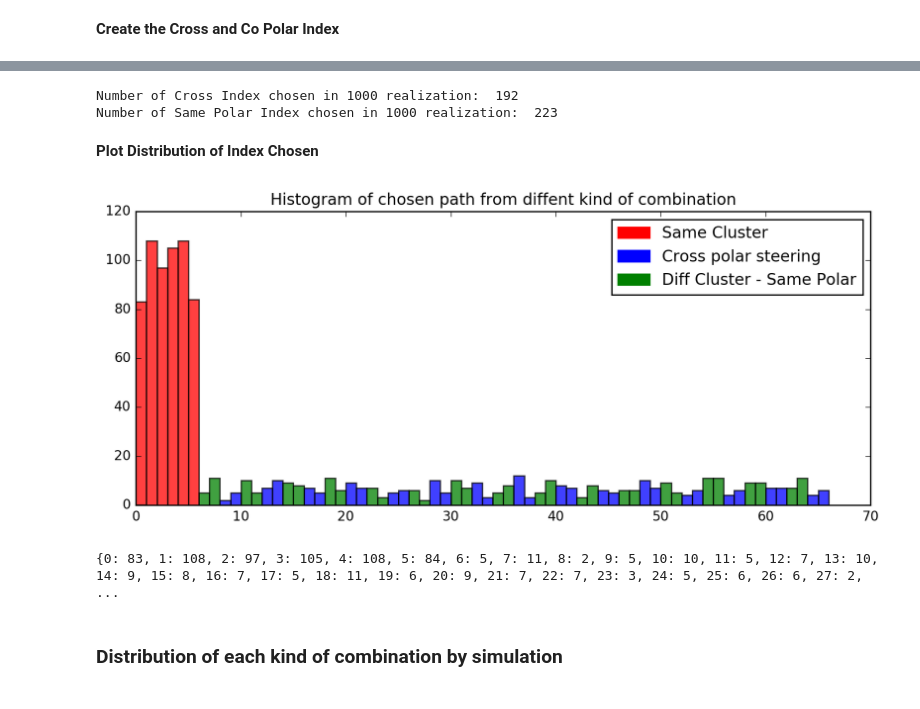
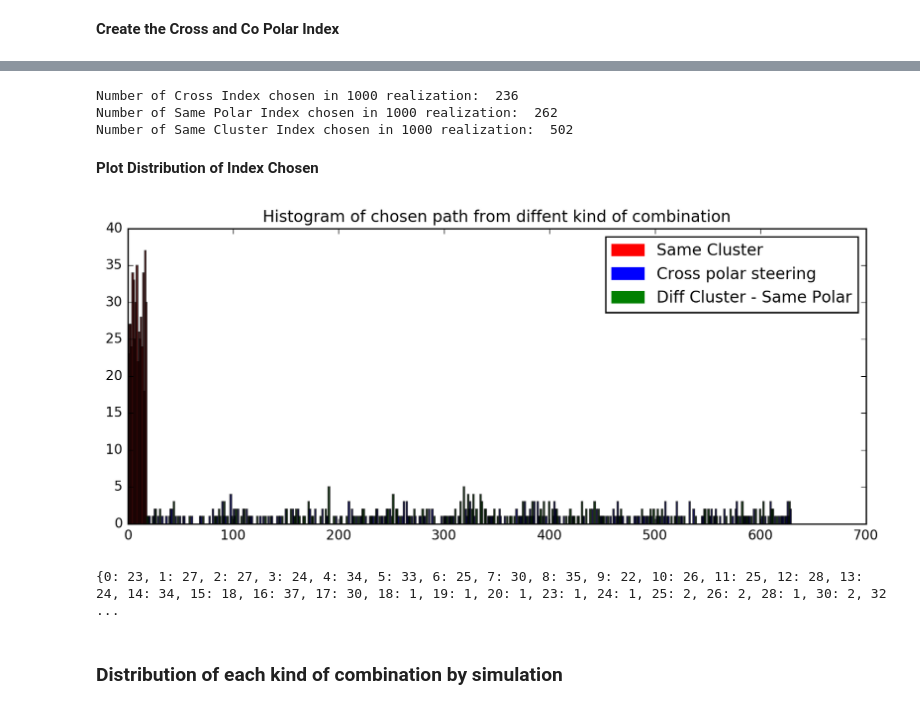
Before and after one commit to dienhoa/hybrid_beamforming_notebook, a Jupyter notebook: Dual Polarized Channel _check distribution para.ipynb, the cells around one changed output, grey strips where cells are left out. Drawn from its saved outputs; the diff is of its cells as text; code cells hidden in the pictures.

```diff
--- a/Dual Polarized Channel _check distribution para.ipynb
+++ b/Dual Polarized Channel _check distribution para.ipynb
@@ -19,7 +19,7 @@ Declare parameters needed for channel realization
 Ns = 1 # number of streams
 
 Nc = 6 # number of cluster
-Nray = 1 # number of rays in each cluster
+Nray = 3 # number of rays in each cluster
 
 Nt = 64 # number of transmit antennas
 Nr = 16 # number of receive antennas
@@ -113,21 +113,22 @@ Numpath = number of total combination
 
 path_combi = arrangement of combination
 # %%
-cluster = np.arange(Nc)
+total_combi = Nc*Nray
+cluster = np.arange(total_combi)
 print(cluster)
 c = list(itertools.combinations(cluster, 2))
-num_path = (2*Nc-1)*Nc
+num_path = (2*total_combi-1)*total_combi
 path_combi = np.zeros((num_path,4),dtype=int)
 
 print(path_combi.shape)
-path_combi[0:Nc,:]=np.arange(Nc).reshape(Nc,1).repeat(4,axis=1)
+path_combi[0:total_combi,:]=np.arange(total_combi).reshape(total_combi,1).repeat(4,axis=1)
 
 count = 0
-for i in range(int(Nc*(Nc-1)/2)):
-    path_combi[Nc+4*i,:] = np.array([c[count][0],c[count][0],c[count][1],c[count][1]])
-    path_combi[Nc+4*i+1,:] = np.array([c[count][1],c[count][1],c[count][0],c[count][0]])
-    path_combi[Nc+4*i+2,:] = np.array([c[count][0],c[count][1],c[count][1],c[count][0]])
-    path_combi[Nc+4*i+3,:] = np.array([c[count][1],c[count][0],c[count][0],c[count][1]])
+for i in range(int(total_combi*(total_combi-1)/2)):
+    path_combi[total_combi+4*i,:] = np.array([c[count][0],c[count][0],c[count][1],c[count][1]])
+    path_combi[total_combi+4*i+1,:] = np.array([c[count][1],c[count][1],c[count][0],c[count][0]])
+    path_combi[total_combi+4*i+2,:] = np.array([c[count][0],c[count][1],c[count][1],c[count][0]])
+    path_combi[total_combi+4*i+3,:] = np.array([c[count][1],c[count][0],c[count][0],c[count][1]])
     count = count+1
 # print(path_combi[0:10,:])
 path_gain = np.zeros((num_path,realization)) # 2 to save the position and maximum value
@@ -156,14 +165,14 @@ __Create the Cross and Co Polar Index__
 # %%
 cross_index =  []
 samepolar_index = []
-count = Nc-1
+count = total_combi-1
 while (count<num_path-4):
     cross_index.extend([count+3,count+4])
     samepolar_index.extend([count+1,count+2])
     count = count + 4
 cross_index = np.array(cross_index)
 samepolar_index = np.array(samepolar_index)
-sameclus_index = np.arange(0,Nc)
+sameclus_index = np.arange(0,total_combi)
 print(cross_index)
 print(samepolar_index)
 print(sameclus_index)
@@ -178,39 +199,41 @@ cross_index_in = np.isin(index, cross_index)
 print('Number of Cross Index chosen in 1000 realization: ',sum(cross_index_in))
 samepolar_index_in = np.isin(index, samepolar_index)
 print('Number of Same Polar Index chosen in 1000 realization: ',sum(samepolar_index_in))
+print('Number of Same Cluster Index chosen in 1000 realization: ',1000 - sum(samepolar_index_in) - sum(cross_index_in))
 # %% [output]
-Number of Cross Index chosen in 1000 realization:  192
-Number of Same Polar Index chosen in 1000 realization:  223
+Number of Cross Index chosen in 1000 realization:  236
+Number of Same Polar Index chosen in 1000 realization:  262
+Number of Same Cluster Index chosen in 1000 realization:  502
 # %% [markdown]
 __Plot Distribution of Index Chosen__
 # %%
 fig = plt.figure(figsize=(10,4), dpi=200)
 n, bins, patches = plt.hist(index, bins=range(0,num_path+1),facecolor='green', alpha=0.75)
 # ,edgecolor='black'
 # print(n.shape)
 # print(bins.shape)
 # print(n)
 # print(bins)
 
-for i in range(0,Nc):
+for i in range(0,total_combi):
     patches[i].set_fc('r')
 for j in cross_index:
     patches[j].set_fc('b')
 
 cluster_same = mpatches.Patch(color='red', label='Same Cluster')
 cross_polar = mpatches.Patch(color='blue', label='Cross polar steering')
 diff_clus_same_polar = mpatches.Patch(color='green', label='Diff Cluster - Same Polar')
 
 plt.legend(handles=[cluster_same,cross_polar,diff_clus_same_polar])
 plt.title('Histogram of chosen path from diffent kind of combination')
 plt.show()
 # %% [output]
-[figure, old version]
+[figure, new version]
 # %%
 unique, counts = np.unique(index, return_counts=True)
 print(dict(zip(unique, counts)))
 # %% [output]
-{0: 83, 1: 108, 2: 97, 3: 105, 4: 108, 5: 84, 6: 5, 7: 11, 8: 2, 9: 5, 10: 10, 11: 5, 12: 7, 13: 10, 14: 9, 15: 8, 16: 7, 17: 5, 18: 11, 19: 6, 20: 9, 21: 7, 22: 7, 23: 3, 24: 5, 25: 6, 26: 6, 27: 2,  ...
+{0: 23, 1: 27, 2: 27, 3: 24, 4: 34, 5: 33, 6: 25, 7: 30, 8: 35, 9: 22, 10: 26, 11: 25, 12: 28, 13: 24, 14: 34, 15: 18, 16: 37, 17: 30, 18: 1, 19: 1, 20: 1, 23: 1, 24: 1, 25: 2, 26: 2, 28: 1, 30: 2, 32 ...
 # %% [markdown]
 ### Distribution of each kind of combination by simulation
 # %% [markdown]
```
Also changed, not shown: parts of 10 cells of this notebook.
